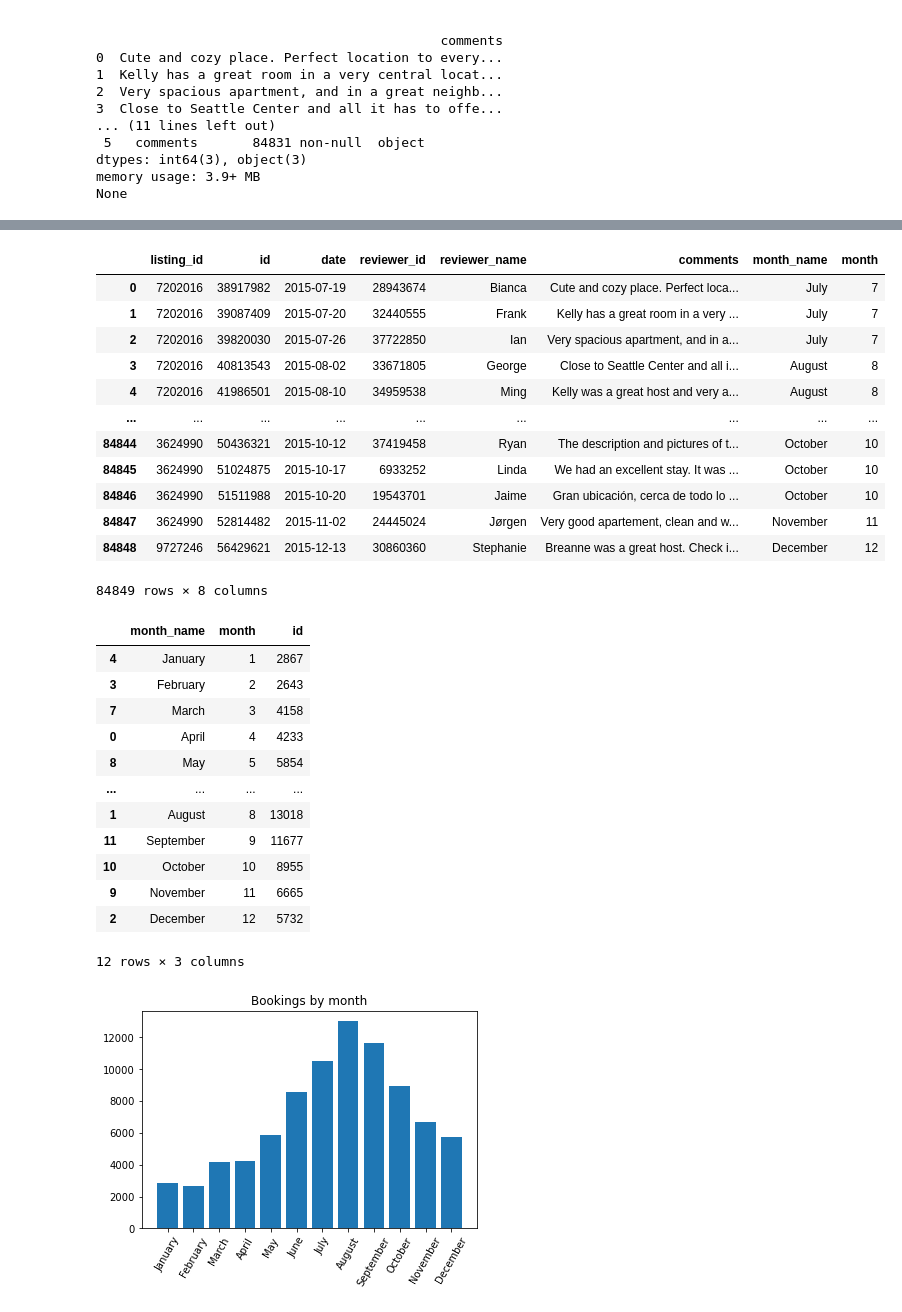
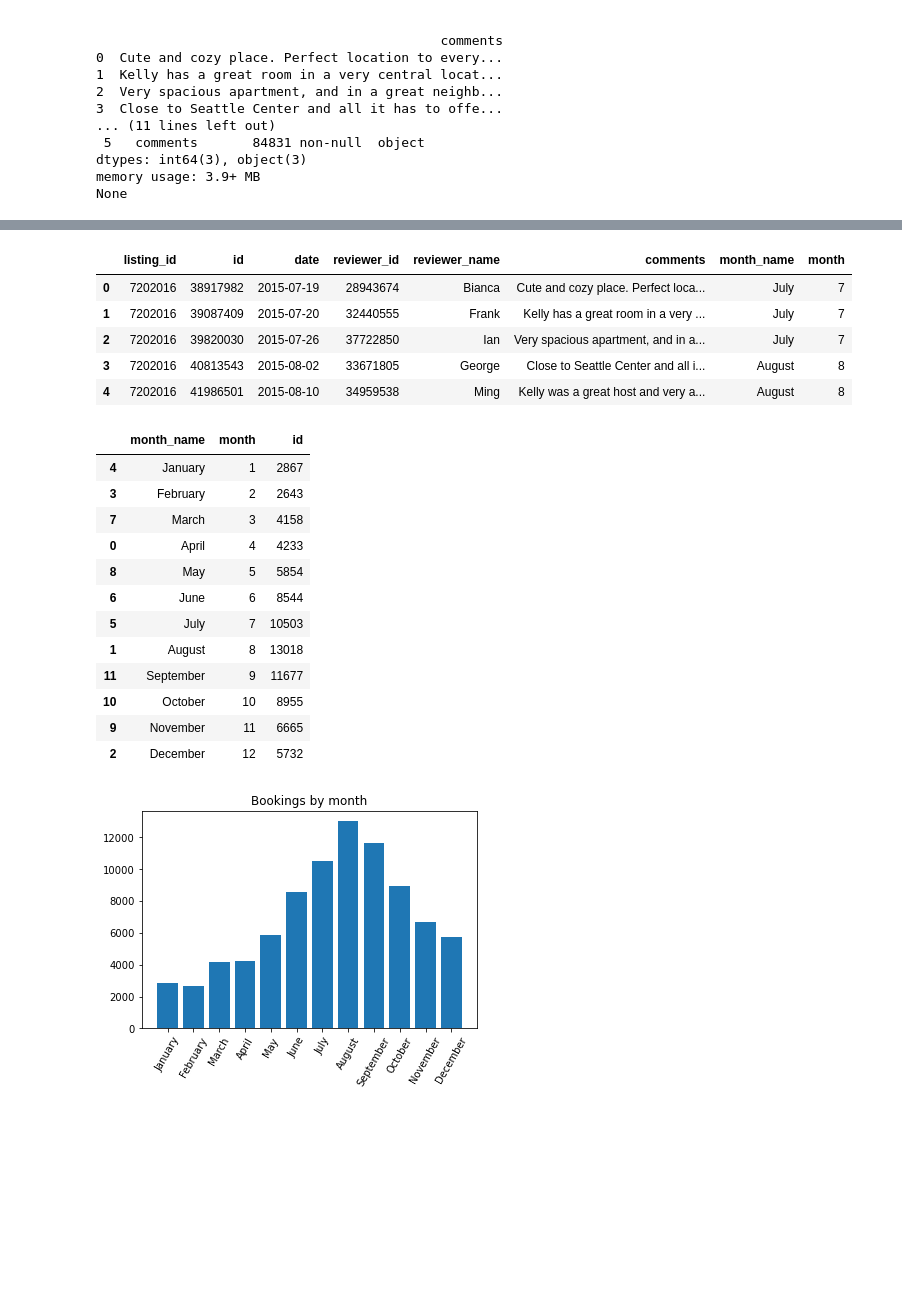
Before and after one commit to GKokkinopoulos/DS-Nanodegree-Project-1, a Jupyter notebook: Seattle Airbnb Project.ipynb, the cells around one changed output, grey strips where cells are left out. Cells and saved outputs as stored; diff of their text form; code cells hidden in the pictures; blank space fills up the shorter version.

```diff
--- a/Seattle Airbnb Project.ipynb
+++ b/Seattle Airbnb Project.ipynb
@@ -84,3 +80,0 @@ reviews_metadata = pd.read_csv(base_url+"reviews")
-# %%
-pd.set_option('display.max_rows', None)
-pd.set_option('display.max_colwidth', None)
@@ -107,3 +80,0 @@ listings_metadata[['Label','Description','ML']]
-# %%
-pd.set_option('display.max_rows', 10)
-pd.set_option('display.max_colwidth', 50)
@@ -131,18 +87,12 @@ df_rev['month_name']=pd.to_datetime(df_rev['date'],format='%Y-%m-%d').dt.month_n
 df_rev['month']=pd.to_datetime(df_rev['date'],format='%Y-%m-%d').dt.month
 # %%
-df_rev
+#Columns added at the end
+df_rev.head()
 # %% [output]
 |  | listing_id | id | date | reviewer_id | reviewer_name | comments | month_name | month |
 | 0 | 7202016 | 38917982 | 2015-07-19 | 28943674 | Bianca | Cute and cozy place. Perfect loca... | July | 7 |
 | 1 | 7202016 | 39087409 | 2015-07-20 | 32440555 | Frank | Kelly has a great room in a very ... | July | 7 |
 | 2 | 7202016 | 39820030 | 2015-07-26 | 37722850 | Ian | Very spacious apartment, and in a... | July | 7 |
 | 3 | 7202016 | 40813543 | 2015-08-02 | 33671805 | George | Close to Seattle Center and all i... | August | 8 |
 | 4 | 7202016 | 41986501 | 2015-08-10 | 34959538 | Ming | Kelly was a great host and very a... | August | 8 |
-| ... | ... | ... | ... | ... | ... | ... | ... | ... |
-| 84844 | 3624990 | 50436321 | 2015-10-12 | 37419458 | Ryan | The description and pictures of t... | October | 10 |
-| 84845 | 3624990 | 51024875 | 2015-10-17 | 6933252 | Linda | We had an excellent stay. It was ... | October | 10 |
-| 84846 | 3624990 | 51511988 | 2015-10-20 | 19543701 | Jaime | Gran ubicación, cerca de todo lo ... | October | 10 |
-| 84847 | 3624990 | 52814482 | 2015-11-02 | 24445024 | Jørgen | Very good apartement, clean and w... | November | 11 |
-| 84848 | 9727246 | 56429621 | 2015-12-13 | 30860360 | Stephanie | Breanne was a great host. Check i... | December | 12 |
-84849 rows × 8 columns
 # %%
@@ -149,5 +100,6 @@ df_rev
 df_rev_by_month=df_rev.groupby(['month_name','month']).id.nunique().reset_index().sort_values(['month'])
 # %%
+#Here it is
 df_rev_by_month
 # %% [output]
 |  | month_name | month | id |
@@ -156,11 +108,11 @@ df_rev_by_month
 | 7 | March | 3 | 4158 |
 | 0 | April | 4 | 4233 |
 | 8 | May | 5 | 5854 |
-| ... | ... | ... | ... |
+| 6 | June | 6 | 8544 |
+| 5 | July | 7 | 10503 |
 | 1 | August | 8 | 13018 |
 | 11 | September | 9 | 11677 |
 | 10 | October | 10 | 8955 |
 | 9 | November | 11 | 6665 |
 | 2 | December | 12 | 5732 |
-12 rows × 3 columns
 # %%
```
Also changed, not shown: parts of 80 cells of this notebook.
